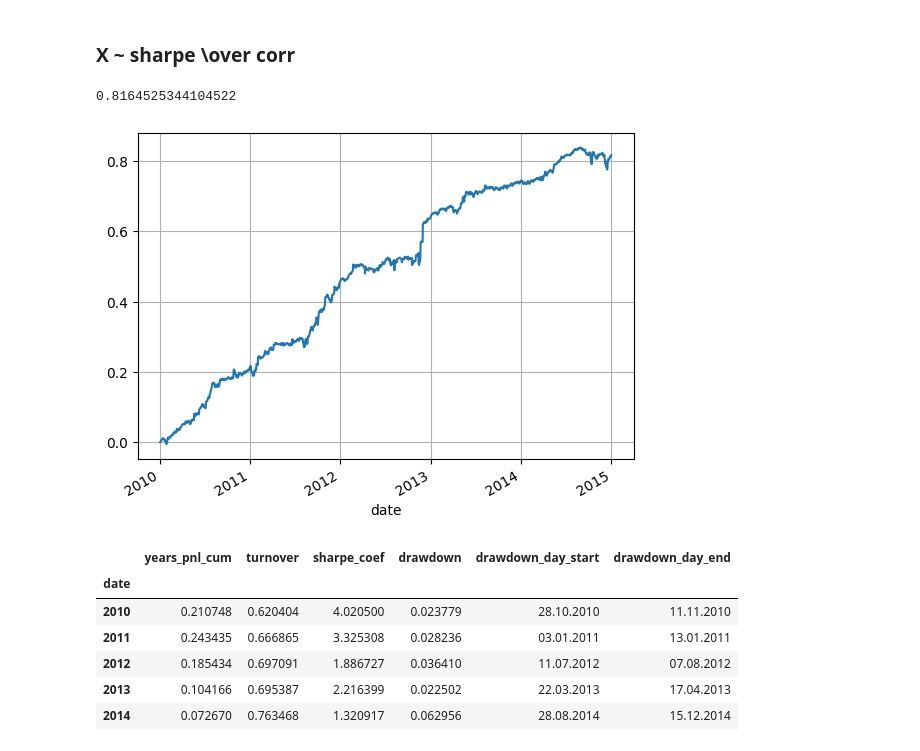
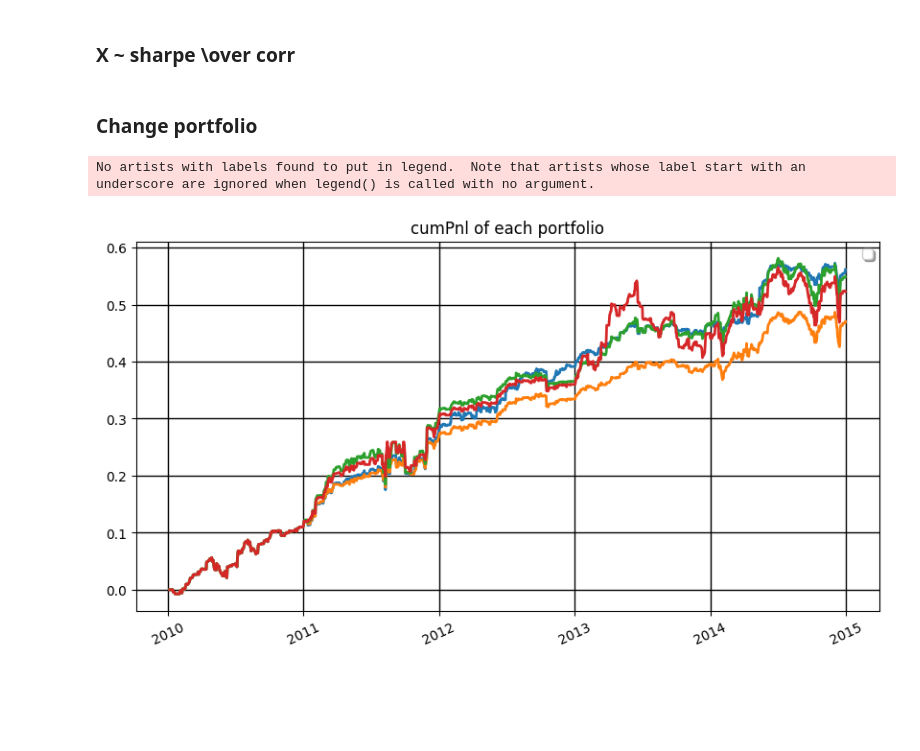
Before and after one commit to ChingisBadmaev/sirius_university, a Jupyter notebook: finding_alphas/task_list_3/portfolio.ipynb, the cells around one changed output. Drawn from its saved outputs; the diff is of its cells as text; code cells hidden in the pictures; blank space fills up the shorter version.

```diff
--- a/finding_alphas/task_list_3/portfolio.ipynb
+++ b/finding_alphas/task_list_3/portfolio.ipynb
@@ -519,15 +483,48 @@ def get_portfolio_corr(data_returns, *args):
             else:
                 portfolio_corr.iloc[years[i - 1] : years[i]] += args[j].iloc[years[i - 1] : years[i]] * X[j] / (sum(X_pnl.iloc[years[i - 2]:years[i - 1]].corr()[j]) - 1) / 2
     return portfolio_corr.T.apply(normalize).T
-# %%
-alpha_stats(data_returns, get_portfolio_corr(data_returns, alpha_1, alpha_2, alpha_3, alpha_4, alpha_5))
-# %% [output]
-0.8164525344104522
-[figure, removed]
-|  | years_pnl_cum | turnover | sharpe_coef | drawdown | drawdown_day_start | drawdown_day_end |
-| date |  |  |  |  |  |  |
-| 2010 | 0.210748 | 0.620404 | 4.020500 | 0.023779 | 28.10.2010 | 11.11.2010 |
-| 2011 | 0.243435 | 0.666865 | 3.325308 | 0.028236 | 03.01.2011 | 13.01.2011 |
-| 2012 | 0.185434 | 0.697091 | 1.886727 | 0.036410 | 11.07.2012 | 07.08.2012 |
-| 2013 | 0.104166 | 0.695387 | 2.216399 | 0.022502 | 22.03.2013 | 17.04.2013 |
-| 2014 | 0.072670 | 0.763468 | 1.320917 | 0.062956 | 28.08.2014 | 15.12.2014 |
+# %% [markdown]
+### Change portfolio
+# %%
+portfolio_uniform = ((alpha_simple_1 + alpha_simple_2 + alpha_simple_3 + alpha_simple_4 + alpha_simple_5 +
+                      alpha_simple_6 + alpha_simple_7 + alpha_simple_8 + alpha_1 + alpha_2) / 10).T.apply(normalize).T
+
+portfolio_sharpe = get_portfolio_sharpe(data_returns, alpha_simple_1, alpha_simple_2, alpha_simple_3, alpha_simple_4, alpha_simple_5,
+                      alpha_simple_6, alpha_simple_7, alpha_simple_8, alpha_1, alpha_2)
+
+portfolio_cumpnl = get_portfolio_cumpnl(data_returns, alpha_simple_1, alpha_simple_2, alpha_simple_3, alpha_simple_4, alpha_simple_5,
+                      alpha_simple_6, alpha_simple_7, alpha_simple_8, alpha_1, alpha_2)
+
+portfolio_corr = get_portfolio_corr(data_returns, alpha_simple_1, alpha_simple_2, alpha_simple_3, alpha_simple_4, alpha_simple_5,
+                      alpha_simple_6, alpha_simple_7, alpha_simple_8, alpha_1, alpha_2)
+# %%
+pnl_portfolio_uniform = get_pnl(data_returns, portfolio_uniform)
+pnl_portfolio_sharpe = get_pnl(data_returns, portfolio_sharpe)
+pnl_portfolio_cumpnl= get_pnl(data_returns, portfolio_cumpnl)
+pnl_uniform_corr = get_pnl(data_returns, portfolio_corr)
+# %%
+plt.rcParams['font.size'] = '10'
+fig, ax = plt.subplots()
+ax.plot()
+ax.plot(pnl_portfolio_uniform.cumsum(), linewidth=2, label='')
+ax.plot(pnl_portfolio_sharpe.cumsum(), linewidth=2, label='')
+ax.plot(pnl_portfolio_cumpnl.cumsum(), linewidth=2, label='')
+ax.plot(pnl_uniform_corr.cumsum(), linewidth=2, label='')
+
+ax.grid(color = 'black', linewidth = 1, linestyle = '-')
+plt.legend(loc = 'best', fancybox = True, shadow = True)
+
+
+#plt.gca().xaxis.set_major_locator(ticker.MultipleLocator(250))  # интервал написания значений оси OX
+#plt.gca().yaxis.set_major_locator(ticker.MultipleLocator(10))  # интервал написания значений оси OY
+
+plt.xticks(rotation=25)
+
+fig.set_figwidth(10)
+fig.set_figheight(5)
+
+plt.title(f'cumPnl of each portfolio')
+plt.show()
+# %% [output]
+No artists with labels found to put in legend.  Note that artists whose label start with an underscore are ignored when legend() is called with no argument.
+[figure, added]
```
Also changed, not shown: parts of 13 cells of this notebook.
